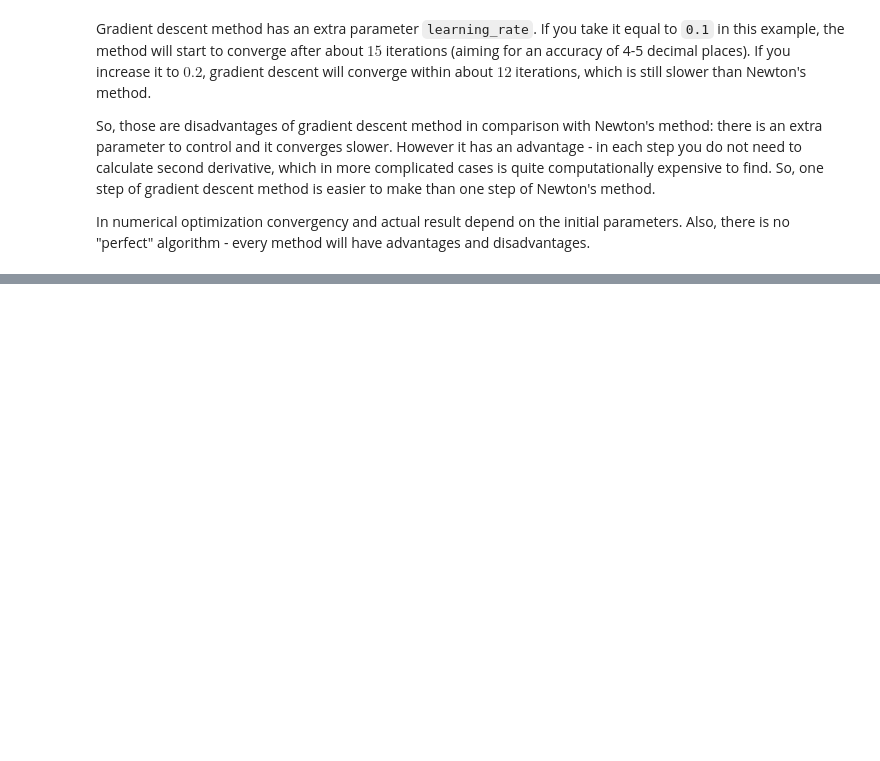
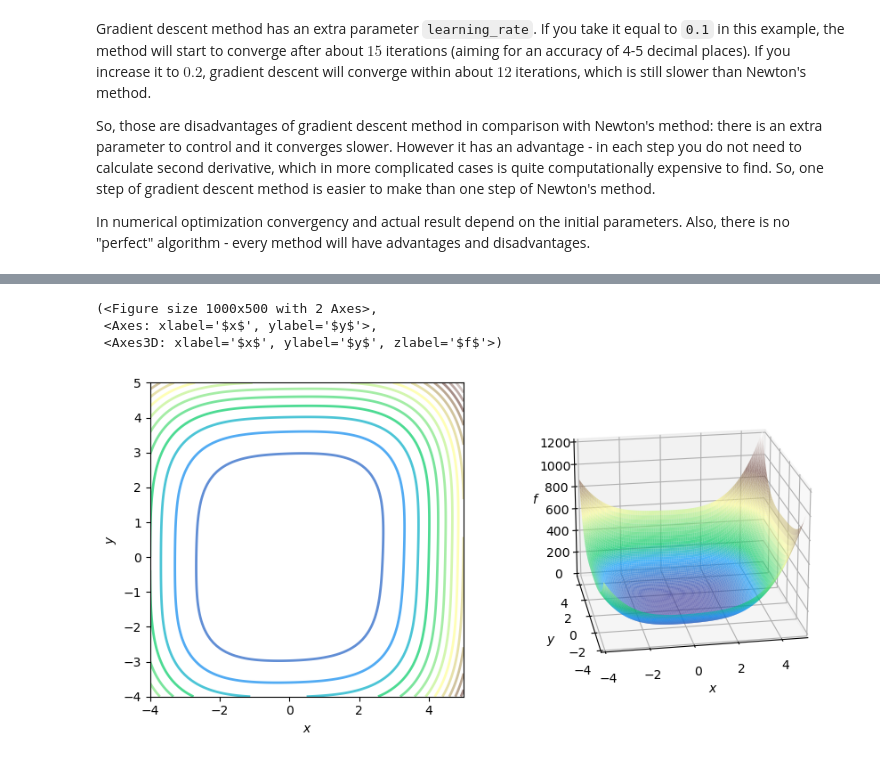
Before and after one commit to rishi0706/Building-Basic-Neural-Networks, a Jupyter notebook: Optimization Using Newtons Method.ipynb, the cells around one changed output, grey strips where cells are left out. Saved outputs shown, nothing was run; the diff lists cells and outputs as text; code cells hidden in the pictures; blank space fills up the shorter version.

```diff
--- a/Optimization Using Newtons Method.ipynb
+++ b/Optimization Using Newtons Method.ipynb
@@ -127,0 +130,17 @@ In numerical optimization convergency and actual result depend on the initial pa
+# %%
+def f_ex_2(x, y):
+    return x**4 + 0.8*y**4 + 4*x**2 + 2*y**2 - x*y -0.2*x**2*y
+
+def grad_f_ex_2(x, y):
+    return np.array([[4*x**3 + 8*x - y - 0.4*x*y],
+                     [3.2*y**3 +4*y - x - 0.2*x**2]])
+
+def hessian_f_ex_2(x, y):
+    hessian_f = np.array([[12*x**2 + 8 - 0.4*y, -1 - 0.4*x],
+                         [-1 - 0.4*x, 9.6*y**2 + 4]])
+    return hessian_f
+
+x_0, y_0 = 4, 4
+print(f"f{x_0, y_0} = {f_ex_2(x_0, y_0)}")
+print(f"grad f{x_0, y_0} = \n{grad_f_ex_2(x_0, y_0)}")
+print(f"H{x_0, y_0} = \n{hessian_f_ex_2(x_0, y_0)}")
@@ -127,0 +155,46 @@ In numerical optimization convergency and actual result depend on the initial pa
+# %%
+def plot_f_cont_and_surf(f):
+
+    fig = plt.figure( figsize=(10,5))
+    fig.canvas.toolbar_visible = False
+    fig.canvas.header_visible = False
+    fig.canvas.footer_visible = False
+    fig.set_facecolor('#ffffff')
+    gs = GridSpec(1, 2, figure=fig)
+    axc = fig.add_subplot(gs[0, 0])
+    axs = fig.add_subplot(gs[0, 1],  projection='3d')
+
+    x_range = [-4, 5]
+    y_range = [-4, 5]
+    z_range = [0, 1200]
+    x = np.linspace(*x_range, 100)
+    y = np.linspace(*y_range, 100)
+    X,Y = np.meshgrid(x,y)
+
+    cont = axc.contour(X, Y, f(X, Y), cmap='terrain', levels=18, linewidths=2, alpha=0.7)
+    axc.set_xlabel('$x$')
+    axc.set_ylabel('$y$')
+    axc.set_xlim(*x_range)
+    axc.set_ylim(*y_range)
+    axc.set_aspect("equal")
+    axc.autoscale(enable=False)
+
+    surf = axs.plot_surface(X,Y, f(X,Y), cmap='terrain',
+                    antialiased=True,cstride=1,rstride=1, alpha=0.69)
+    axs.set_xlabel('$x$')
+    axs.set_ylabel('$y$')
+    axs.set_zlabel('$f$')
+    axs.set_xlim(*x_range)
+    axs.set_ylim(*y_range)
+    axs.set_zlim(*z_range)
+    axs.view_init(elev=20, azim=-100)
+    axs.autoscale(enable=False)
+
+    return fig, axc, axs
+
+plot_f_cont_and_surf(f_ex_2)
+# %% [output]
+(<Figure size 1000x500 with 2 Axes>,
+ <Axes: xlabel='$x$', ylabel='$y$'>,
+ <Axes3D: xlabel='$x$', ylabel='$y$', zlabel='$f$'>)
+[figure, added]
```
Also changed, not shown: parts of 2 cells of this notebook.
